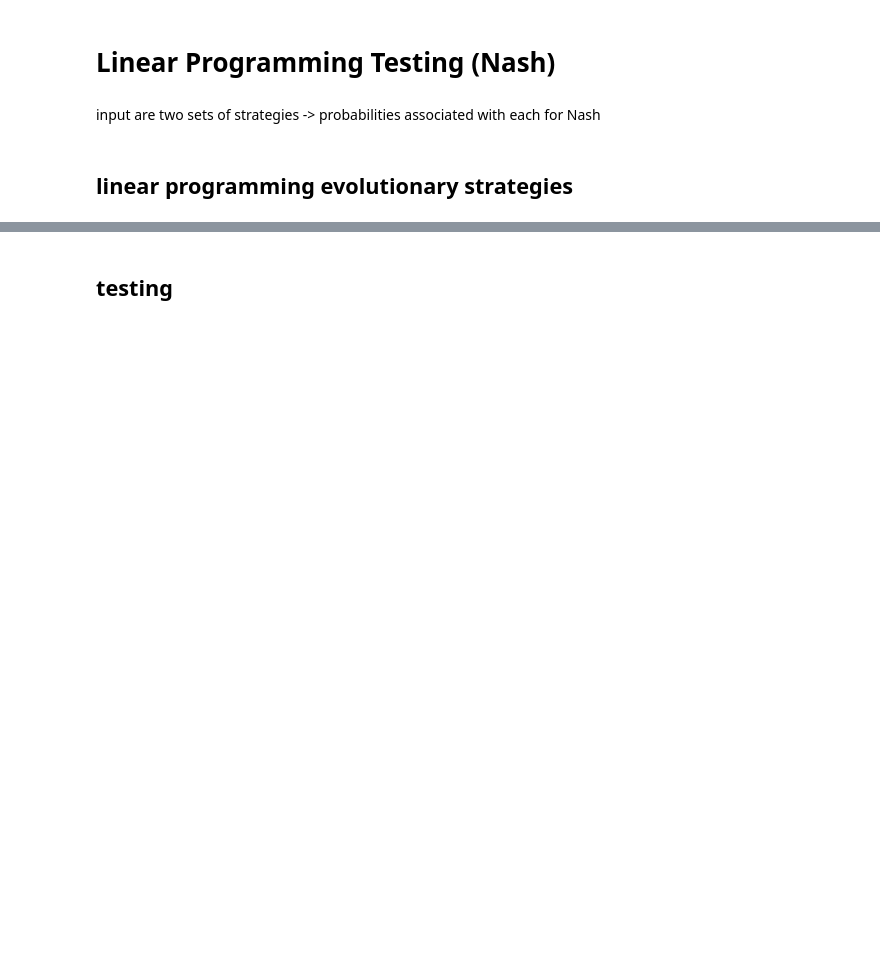
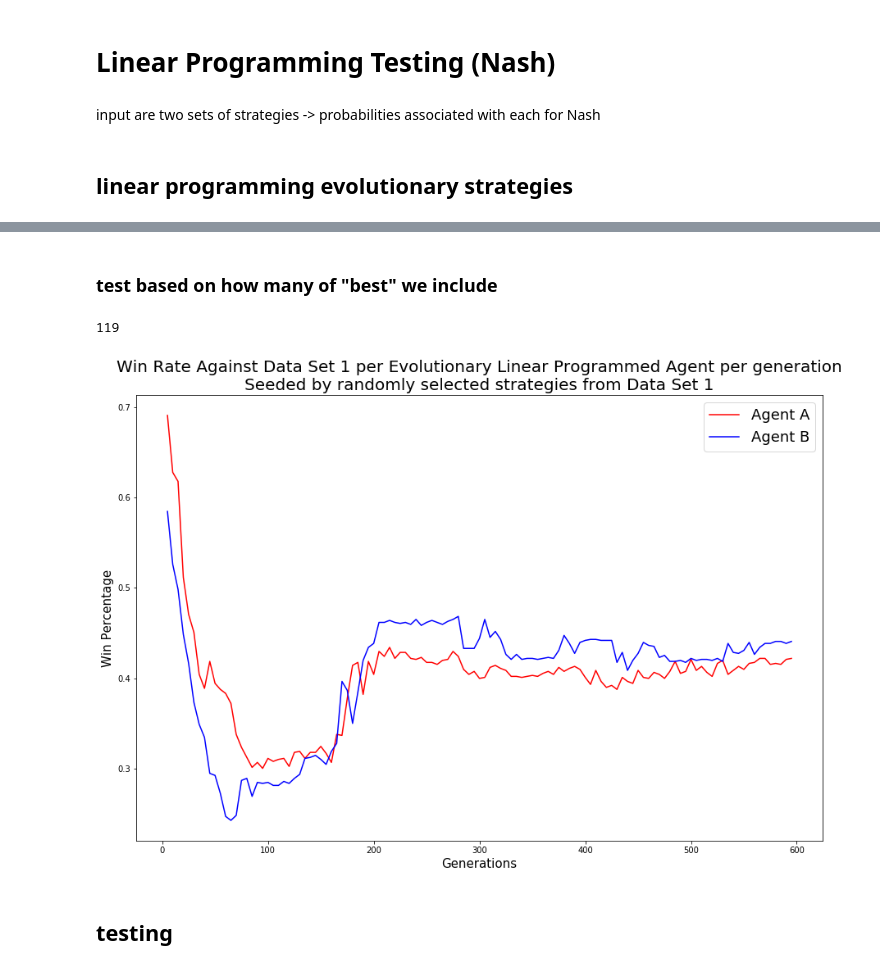
Before and after one commit to reitnue/blotto, a Jupyter notebook: notebooks/blotto-linprog.ipynb, the cells around one changed output, grey strips where cells are left out. Drawn from its saved outputs; the diff is of its cells as text; code cells hidden in the pictures; blank space fills up the shorter version.

Commit message:
final report tex and final code results

```diff
--- a/notebooks/blotto-linprog.ipynb
+++ b/notebooks/blotto-linprog.ipynb
@@ -145,3 +145,35 @@ au.play_game(agent_evol_lin_b, agent_evol_lin_a, weights, weights, trials=10000)
+# %% [markdown]
+### test based on how many of "best" we include
+# %%
+a_results = []
+b_results = []
+# %%
+for index in range(len(a_results) + 1, len(best_a)//5):
+    num = 5*index
+    temp_probs_evol_a, temp_probs_evol_b = bu.blotto_nash(best_a[:num], best_b[:num])
+    temp_probs_evol_a_norm = bu.normalize_probabilities(temp_probs_evol_a)
+    temp_probs_evol_b_norm = bu.normalize_probabilities(temp_probs_evol_b)
+    temp_agent_evol_lin_a = Agent(best_a[:num], list(temp_probs_evol_a_norm))
+    temp_agent_evol_lin_b = Agent(best_b[:num], list(temp_probs_evol_b_norm))
+
+    a_results.append(0.5 + au.play_game(temp_agent_evol_lin_a, simp_strats_list, weights, weights, trials=len(simp_strats_list)) / (2*len(simp_strats_list)))
+    b_results.append(0.5 + au.play_game(temp_agent_evol_lin_b, simp_strats_list, weights, weights, trials=len(simp_strats_list)) / (2*len(simp_strats_list)))
+# %%
+len(a_results)
+# %% [output]
+119
+# %%
+plt.figure(figsize=(15, 10))
+plt.plot([5*x for x in list(range(1, len(best_a)//5))], a_results, label='Agent A', color='r')
+plt.plot([5*x for x in list(range(1, len(best_a)//5))], b_results, label='Agent B', color='b')
+plt.title("Win Rate Against Data Set 1 per Evolutionary Linear Programmed Agent per generation\nSeeded by randomly selected strategies from Data Set 1", fontsize=20)
+plt.xlabel("Generations", fontsize=15)
+plt.ylabel("Win Percentage", fontsize=15)
+plt.legend(prop={'size':18})
+# plt.show()
+plt.savefig("../figures/data-set-1-win-rate-evol-lin.jpg")
+# %% [output]
+[figure, added]
 # %% [markdown]
 ## testing
 # %%
```
Also changed, not shown: parts of 15 cells of this notebook, 13 other files.
